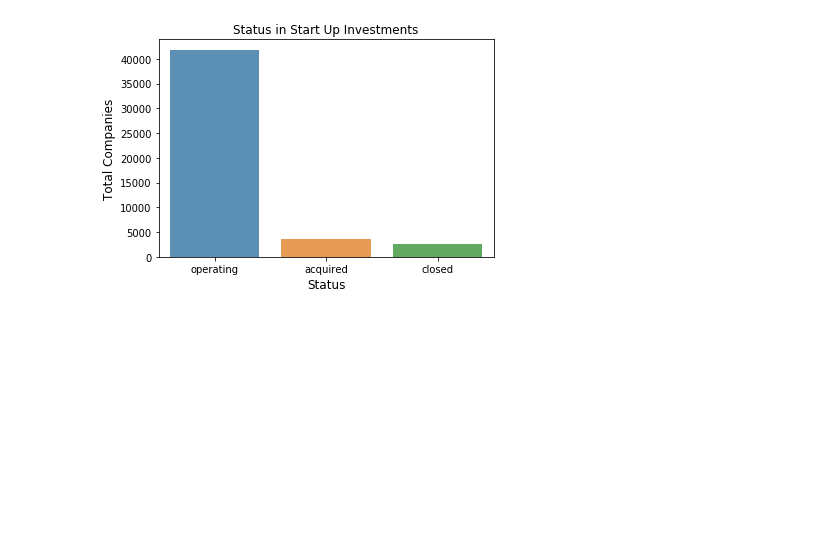
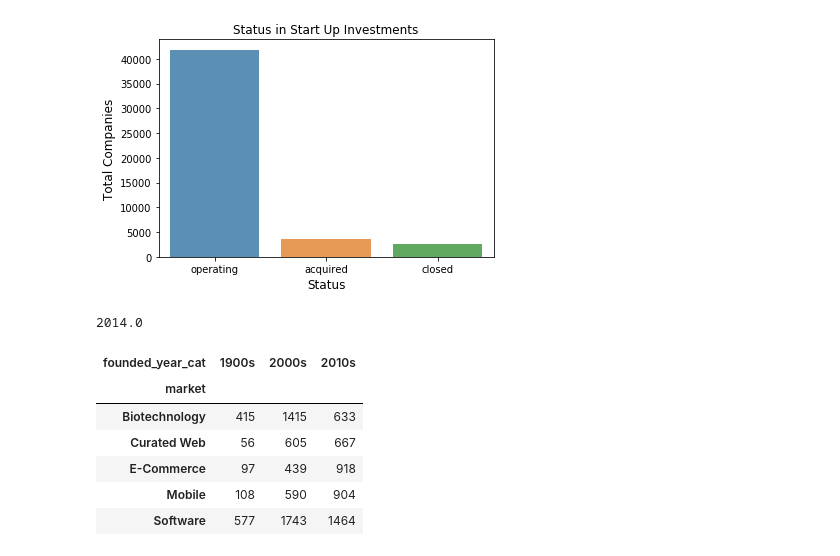
Before and after one commit to Eunha-Personal-Assistant/EDA-StartUpInvestments, a Jupyter notebook: Start Up Investments.ipynb, the cells around one changed output. Saved outputs shown, nothing was run; the diff lists cells and outputs as text; code cells hidden in the pictures; blank space fills up the shorter version.

```diff
--- a/Start Up Investments.ipynb
+++ b/Start Up Investments.ipynb
@@ -174,0 +173,31 @@ plt.show()
+# %%
+df_raw = backup.copy()
+df_raw.founded_year.max()
+# %% [output]
+2014.0
+# %%
+df_raw = df.copy()
+top_categories = list(dict(df_raw.market.value_counts()[:5]).keys())
+df_raw = df_raw[df_raw["market"].isin(top_categories)]
+
+def get_founded_year_cat(year):
+    if year < 2000:
+        return "1900s"
+    elif year < 2010:
+        return "2000s"
+    elif year >= 2010:
+        return "2010s"
+
+df_raw["founded_year_cat"] = df_raw.founded_year.apply(lambda x: get_founded_year_cat(x))
+df_raw.dropna(subset=["founded_year_cat"], inplace=True)
+df_raw = df_raw[['founded_year_cat', "market"]].groupby(['market', 'founded_year_cat']).size()
+df_raw = df_raw.unstack()
+df_raw
+# %% [output]
+| founded_year_cat | 1900s | 2000s | 2010s |
+| market |  |  |  |
+| Biotechnology | 415 | 1415 | 633 |
+| Curated Web | 56 | 605 | 667 |
+| E-Commerce | 97 | 439 | 918 |
+| Mobile | 108 | 590 | 904 |
+| Software | 577 | 1743 | 1464 |
```
Also changed, not shown: parts of 4 cells of this notebook.
